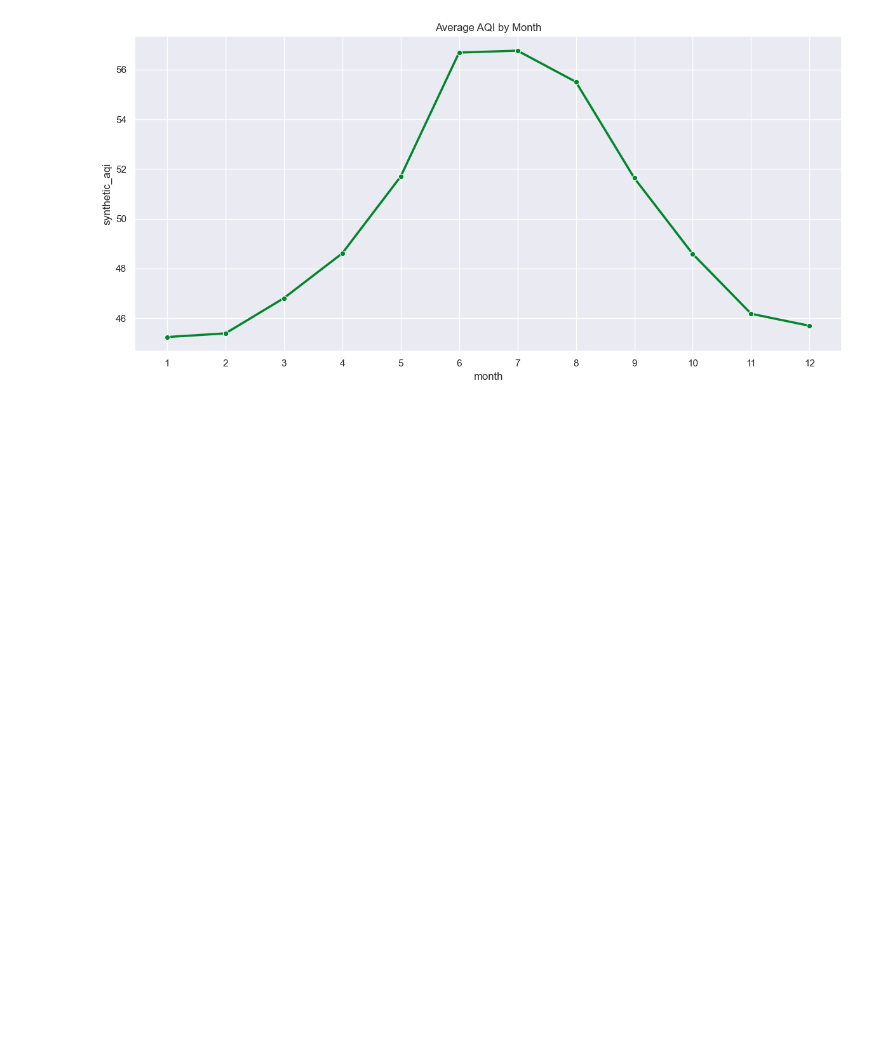
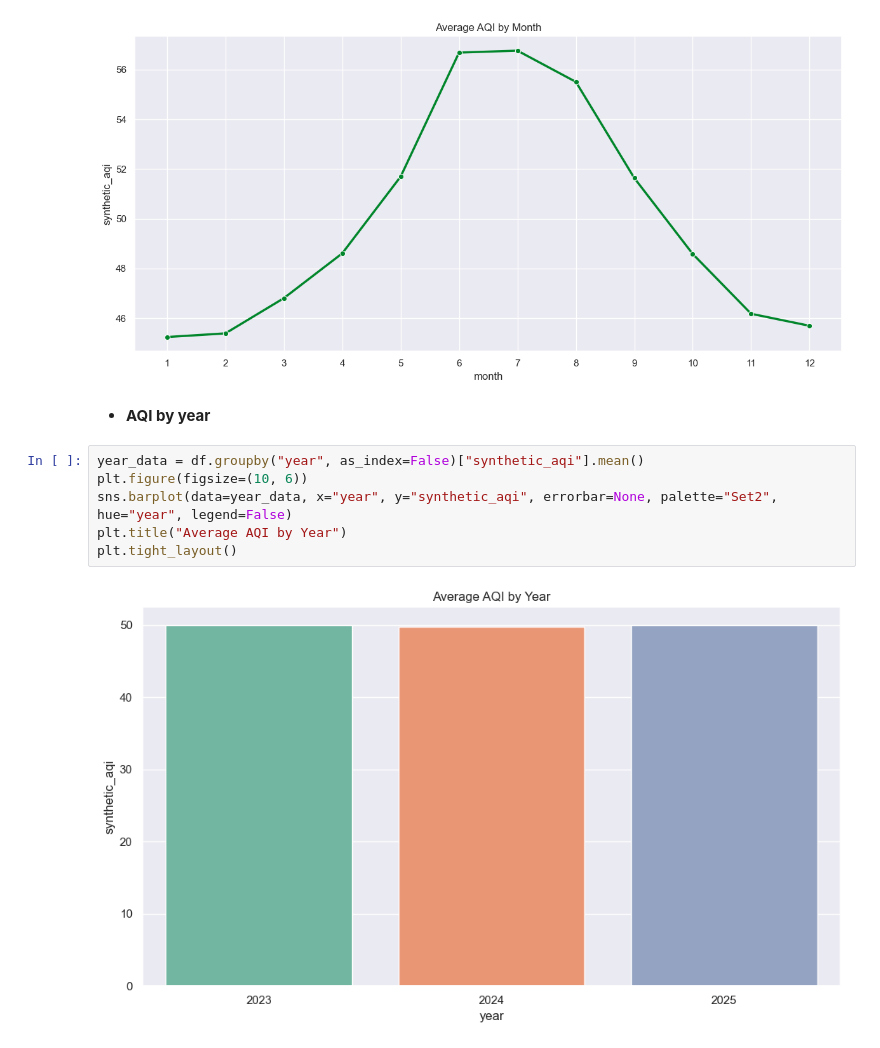
Before and after one commit to geershatisaxena/AQI-Data-Analysis, a Jupyter notebook: air quality.ipynb, the cells around one changed output. Saved outputs shown, nothing was run; the diff lists cells and outputs as text; blank space fills up the shorter version.

```diff
--- a/air quality.ipynb
+++ b/air quality.ipynb
@@ -1228,3 +1228,13 @@ plt.xticks(range(1, 13))
 plt.tight_layout()
 # %% [output]
 [figure]
+# %% [markdown]
+- **AQI by year**
+# %%
+year_data = df.groupby("year", as_index=False)["synthetic_aqi"].mean()
+plt.figure(figsize=(10, 6))
+sns.barplot(data=year_data, x="year", y="synthetic_aqi", errorbar=None, palette="Set2", hue="year", legend=False)
+plt.title("Average AQI by Year")
+plt.tight_layout()
+# %% [output]
+[figure, added]
```
